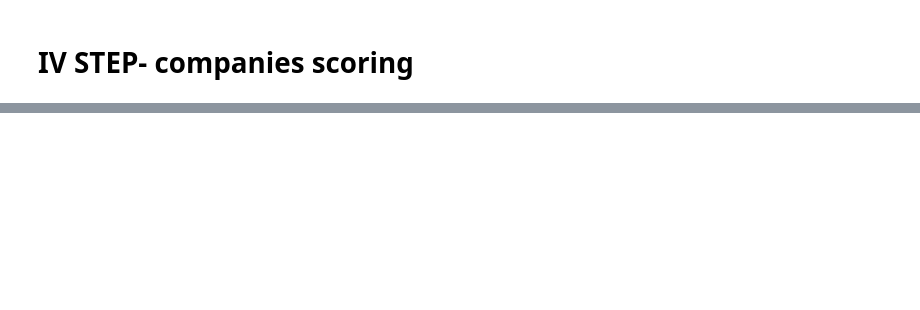
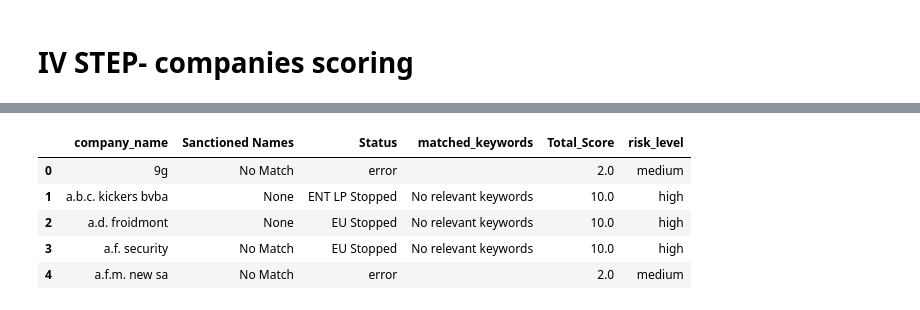
Before and after one commit to NataKrj/AI-project-2024, a Jupyter notebook: Step_1_Step_2_Step_3_Step_4_sanction_list.ipynb, the cells around one changed output, grey strips where cells are left out. Cells and saved outputs as stored; diff of their text form; code cells hidden in the pictures; blank space fills up the shorter version.

```diff
--- a/Step_1_Step_2_Step_3_Step_4_sanction_list.ipynb
+++ b/Step_1_Step_2_Step_3_Step_4_sanction_list.ipynb
@@ -1028,0 +760,83 @@ Risk scoring completed and saved as 'Step_4_company_risk_scores.csv'
+# %%
+import pandas as pd
+
+# 1. Load the Data Files with Correct Encoding
+step_1 = pd.read_csv('Step_1_evaluated_companies.csv', encoding='utf-8')
+step_2 = pd.read_csv('Step_2_company_status_report_with_scores.csv', encoding='utf-8')
+step_3 = pd.read_csv('Step_3.2_company_analysis_with_scores.csv', encoding='utf-8')
+
+# 2. Standardize Company Name Columns
+step_1.rename(columns={'OriginalCompanyName': 'company_name'}, inplace=True)
+step_2.rename(columns={'OriginalCompanyName': 'company_name'}, inplace=True)
+step_3.rename(columns={'company': 'company_name', 'score': 'Score'}, inplace=True)
+
+# Normalize company names to lowercase to avoid duplicates
+step_1['company_name'] = step_1['company_name'].str.lower()
+step_2['company_name'] = step_2['company_name'].str.lower()
+step_3['company_name'] = step_3['company_name'].str.lower()
+
+# 3. Aggregate Step 3 to Avoid Duplicates
+step_3_filtered = step_3[step_3['Score'] > 0]
+step_3_aggregated = step_3_filtered.groupby('company_name', as_index=False).agg({
+    'matched_keywords': lambda x: ', '.join(x.dropna().unique()),
+    'Score': 'sum'
+})
+
+# 4. Filter for Companies with Matches in Any Step
+matched_companies = pd.concat([
+    step_1[['company_name']],
+    step_2[['company_name']],
+    step_3_aggregated[['company_name']]
+]).drop_duplicates()
+
+# 5. Merge Step 1 and Step 2
+merged_1 = pd.merge(matched_companies,
+                    step_1[['company_name', 'Sanctioned Names', 'Score']],
+                    on='company_name', how='left')
+
+merged_2 = pd.merge(merged_1,
+                    step_2[['company_name', 'Status', 'Score']],
+                    on='company_name', how='left')
+
+# 6. Merge Aggregated Step 3 (keywords and scores)
+merged_final = pd.merge(merged_2,
+                        step_3_aggregated[['company_name', 'matched_keywords', 'Score']],
+                        on='company_name', how='left')
+
+# 7. Calculate Total Score by Summing Across Steps
+merged_final['Total_Score'] = merged_final[['Score_x', 'Score_y', 'Score']].sum(axis=1)
+
+# 8. Aggregate Again to Remove Duplicates
+merged_final = merged_final.groupby('company_name', as_index=False).agg({
+    'Sanctioned Names': 'first',
+    'Status': 'first',
+    'matched_keywords': lambda x: ', '.join(x.dropna().unique()),
+    'Total_Score': 'sum'
+})
+
+# 9. Risk Level Calculation
+def assign_risk_level(score):
+    if score > 30:
+        return 'prohibited'
+    elif 7 <= score <= 30:
+        return 'high'
+    elif 1 <= score <= 6:
+        return 'medium'
+    else:
+        return 'low'
+
+merged_final['risk_level'] = merged_final['Total_Score'].apply(assign_risk_level)
+
+# 10. Save Results with UTF-8 Encoding to Preserve Special Characters
+merged_final[['company_name', 'Sanctioned Names', 'Status', 'matched_keywords', 'Total_Score', 'risk_level']].to_csv(
+    'Step_4.1_company_risk_scores.csv', index=False, encoding='utf-8'
+)
+
+merged_final[['company_name', 'Sanctioned Names', 'Status', 'matched_keywords', 'Total_Score', 'risk_level']].head()
+# %% [output]
+|  | company_name | Sanctioned Names | Status | matched_keywords | Total_Score | risk_level |
+| 0 | 9g | No Match | error |  | 2.0 | medium |
+| 1 | a.b.c. kickers bvba | None | ENT LP Stopped | No relevant keywords | 10.0 | high |
+| 2 | a.d. froidmont | None | EU Stopped | No relevant keywords | 10.0 | high |
+| 3 | a.f. security | No Match | EU Stopped | No relevant keywords | 10.0 | high |
+| 4 | a.f.m. new sa | No Match | error |  | 2.0 | medium |
```
Also changed, not shown: parts of 9 cells of this notebook.
